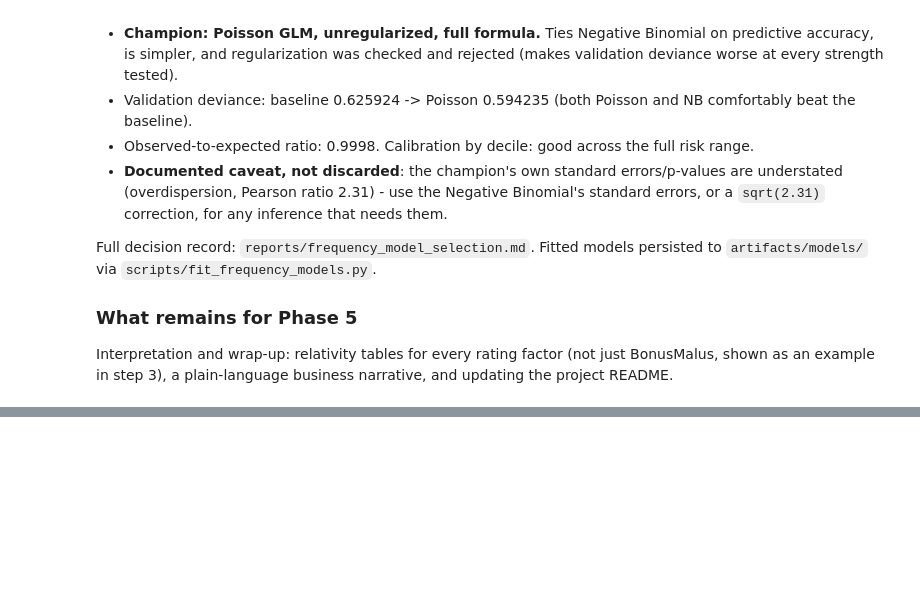
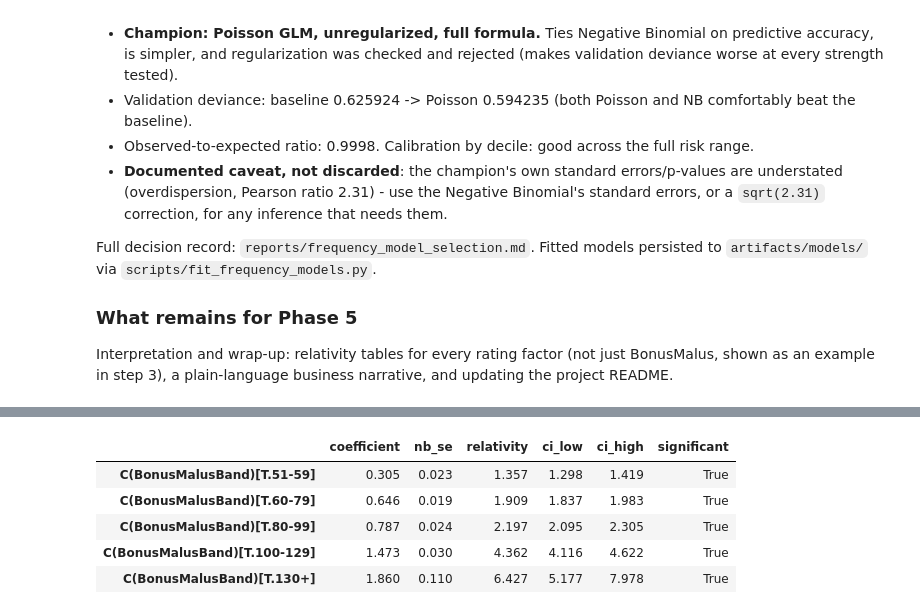
Before and after one commit to vishalyadav1729/auto-insurance-pricing, a Jupyter notebook: notebooks/03_frequency_glm.ipynb, the cells around one changed output, grey strips where cells are left out. Saved outputs shown, nothing was run; the diff lists cells and outputs as text; code cells hidden in the pictures; blank space fills up the shorter version.

```diff
--- a/notebooks/03_frequency_glm.ipynb
+++ b/notebooks/03_frequency_glm.ipynb
@@ -394,0 +399,15 @@ Interpretation and wrap-up: relativity tables for every rating factor (not just
+# %%
+relativities = pd.DataFrame({"coefficient": result.params, "nb_se": nb_result.bse.reindex(result.params.index)})
+relativities["relativity"] = np.exp(relativities["coefficient"])
+relativities["ci_low"] = np.exp(relativities["coefficient"] - 1.96 * relativities["nb_se"])
+relativities["ci_high"] = np.exp(relativities["coefficient"] + 1.96 * relativities["nb_se"])
+relativities["significant"] = ~((relativities["ci_low"] < 1) & (relativities["ci_high"] > 1))
+
+relativities.filter(like="BonusMalusBand", axis=0).round(3)
+# %% [output]
+|  | coefficient | nb_se | relativity | ci_low | ci_high | significant |
+| C(BonusMalusBand)[T.51-59] | 0.305 | 0.023 | 1.357 | 1.298 | 1.419 | True |
+| C(BonusMalusBand)[T.60-79] | 0.646 | 0.019 | 1.909 | 1.837 | 1.983 | True |
+| C(BonusMalusBand)[T.80-99] | 0.787 | 0.024 | 2.197 | 2.095 | 2.305 | True |
+| C(BonusMalusBand)[T.100-129] | 1.473 | 0.030 | 4.362 | 4.116 | 4.622 | True |
+| C(BonusMalusBand)[T.130+] | 1.860 | 0.110 | 6.427 | 5.177 | 7.978 | True |
```
Also changed, not shown: parts of 14 cells of this notebook, 2 other files.
